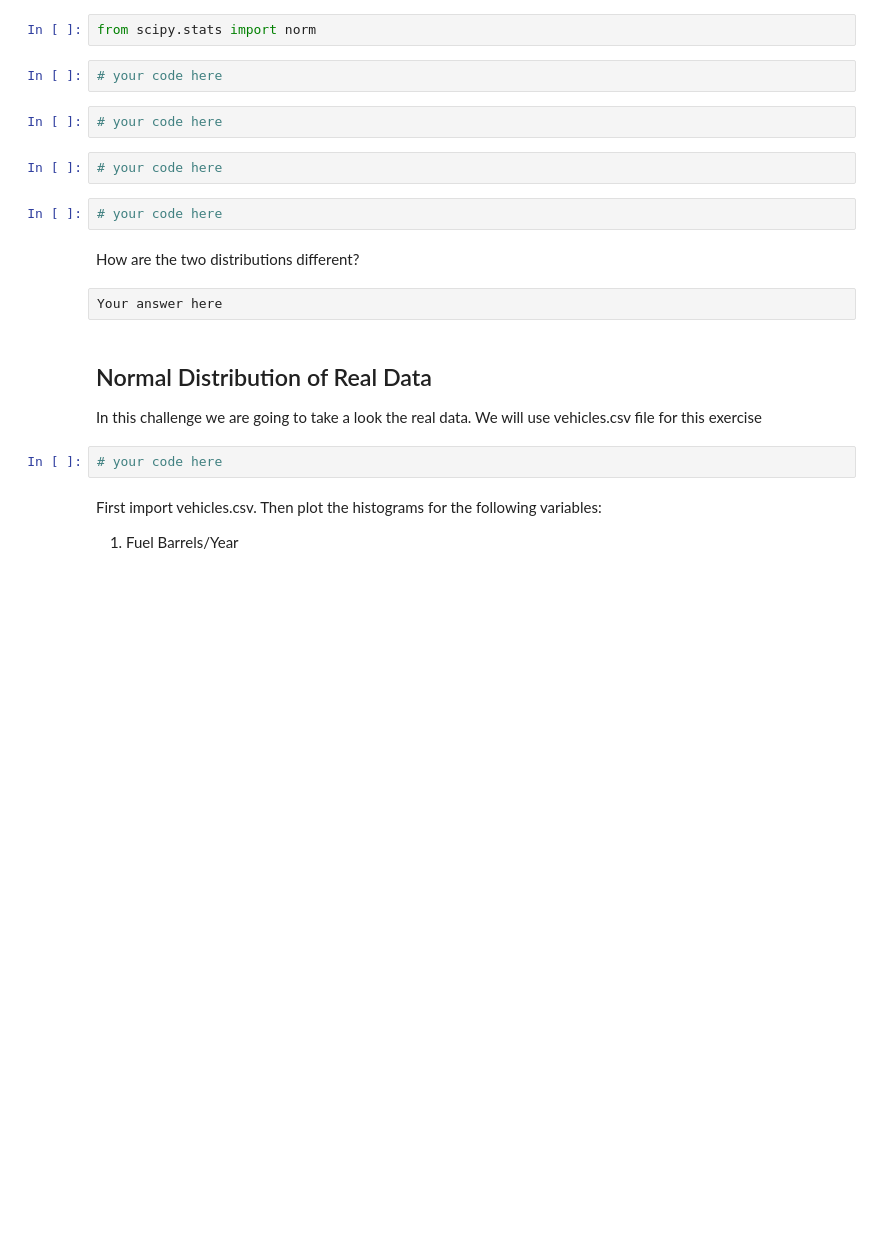
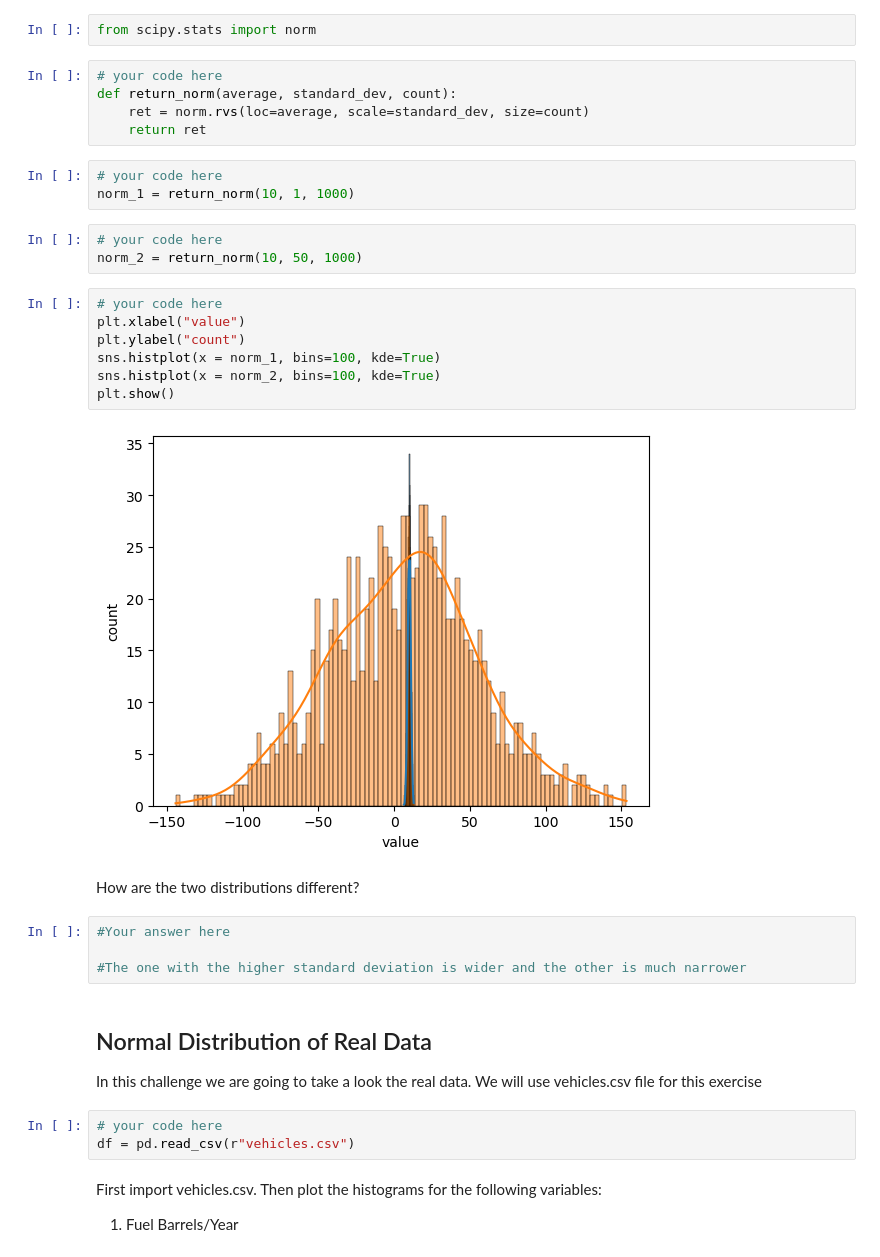
Before and after one commit to ironhack-labs/lab-continuous-probability-distributions-en, a Jupyter notebook: your-code/main.ipynb, the cells around one changed output. Saved outputs shown, nothing was run; the diff lists cells and outputs as text; blank space fills up the shorter version.

```diff
--- a/your-code/main.ipynb
+++ b/your-code/main.ipynb
@@ -67,24 +84,39 @@ Expected output:
 ![normal distribution](nd.png)
 # %%
 from scipy.stats import norm
+# %%
+# your code here
+def return_norm(average, standard_dev, count):
+    ret = norm.rvs(loc=average, scale=standard_dev, size=count)
+    return ret
 # %%
 # your code here
+norm_1 = return_norm(10, 1, 1000)
 # %%
 # your code here
+norm_2 = return_norm(10, 50, 1000)
-# %%
-# your code here
-# %%
-# your code here
+# %%
+# your code here
+plt.xlabel("value")
+plt.ylabel("count")
+sns.histplot(x = norm_1, bins=100, kde=True)
+sns.histplot(x = norm_2, bins=100, kde=True)
+plt.show()
+# %% [output]
+[figure, added]
 # %% [markdown]
 How are the two distributions different?
-# %% [raw]
-Your answer here
+# %%
+#Your answer here
+
+#The one with the higher standard deviation is wider and the other is much narrower
 # %% [markdown]
 ## Normal Distribution of Real Data
 
 In this challenge we are going to take a look the real data. We will use vehicles.csv file for this exercise
 # %%
 # your code here
+df = pd.read_csv(r"vehicles.csv")
 # %% [markdown]
 First import vehicles.csv.
 Then plot the histograms for the following variables:
```
Also changed, not shown: parts of 34 cells of this notebook.
